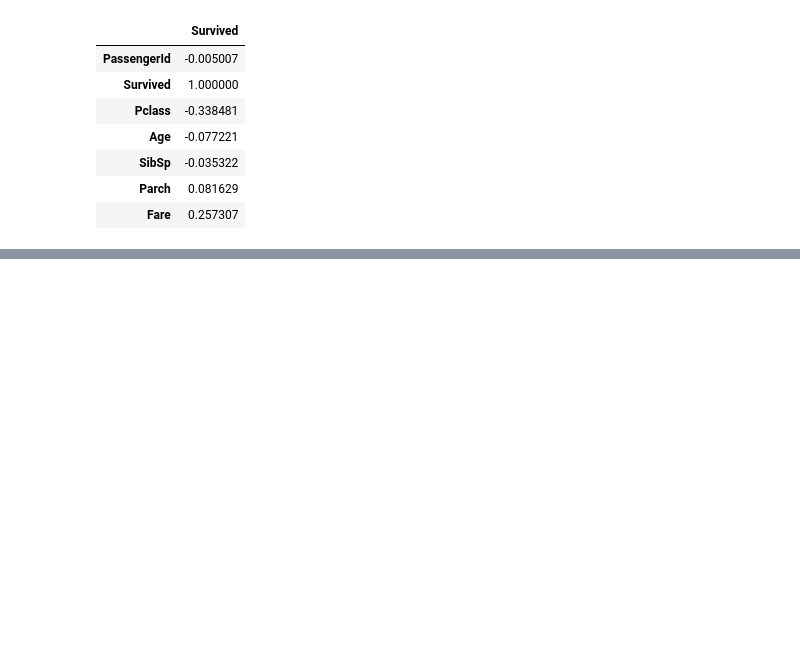
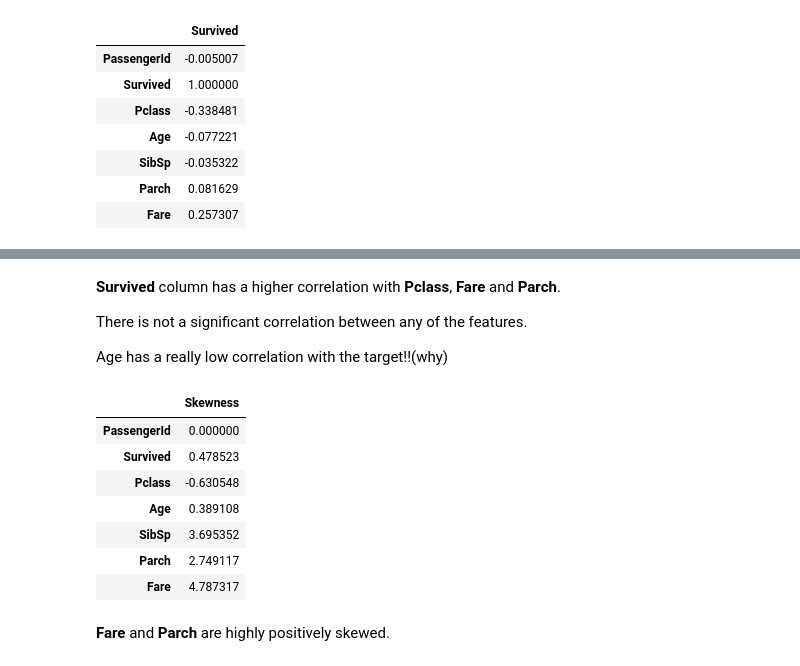
Before and after one commit to miladrezazadeh/Titanic_Survival_prediction, a Jupyter notebook: Titanic_pred.ipynb, the cells around one changed output, grey strips where cells are left out. Drawn from its saved outputs; the diff is of its cells as text; code cells hidden in the pictures; blank space fills up the shorter version.

Commit message:
Calculate the skewness of the features

```diff
--- a/Titanic_pred.ipynb
+++ b/Titanic_pred.ipynb
@@ -160,0 +177,21 @@ plt.show()
+# %% [markdown]
+**Survived** column has a higher correlation with **Pclass**, **Fare** and **Parch**.
+
+There is not a significant correlation between any of the features.
+
+Age has a really low correlation with the target!!(why)
+# %%
+## Skewness of the features
+
+df_train.skew().to_frame().rename(columns={0:'Skewness'})
+# %% [output]
+|  | Skewness |
+| PassengerId | 0.000000 |
+| Survived | 0.478523 |
+| Pclass | -0.630548 |
+| Age | 0.389108 |
+| SibSp | 3.695352 |
+| Parch | 2.749117 |
+| Fare | 4.787317 |
+# %% [markdown]
+**Fare** and **Parch** are highly positively skewed.
```
Also changed, not shown: parts of 3 cells of this notebook.
